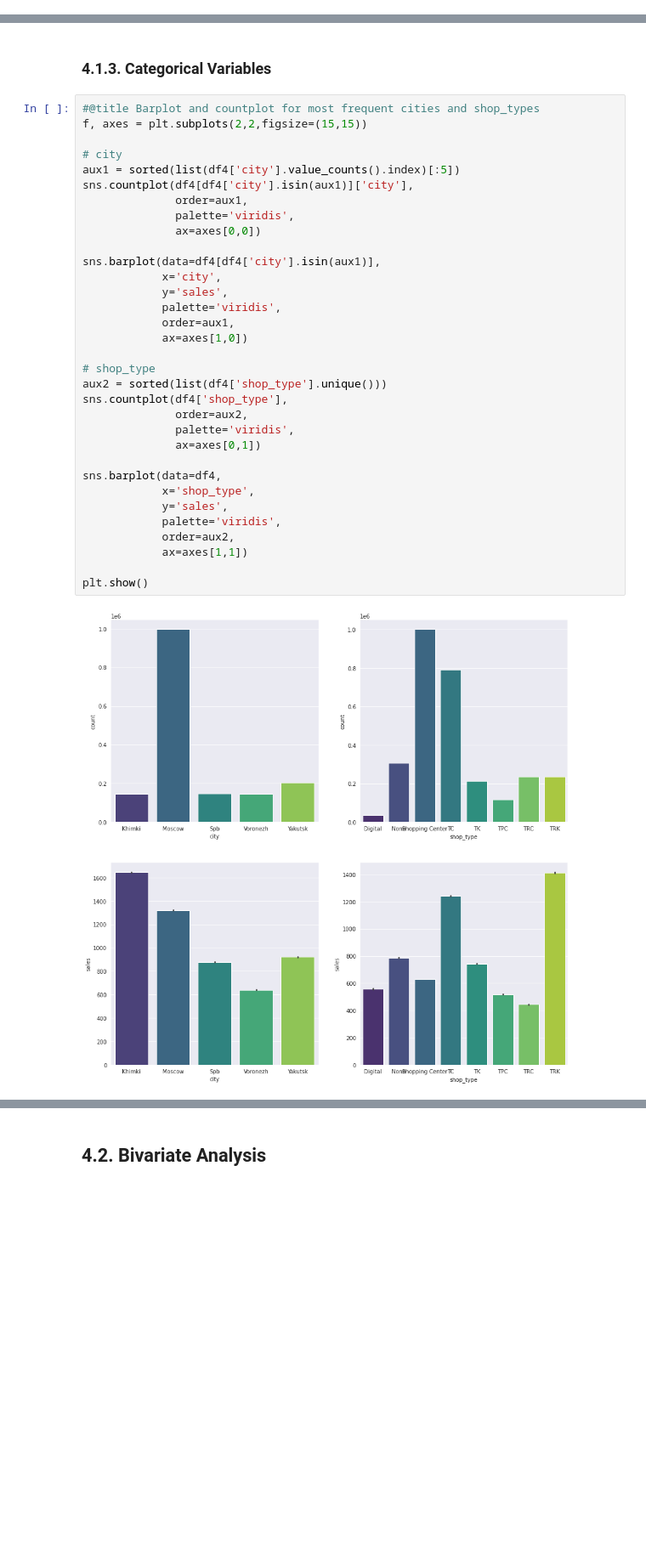
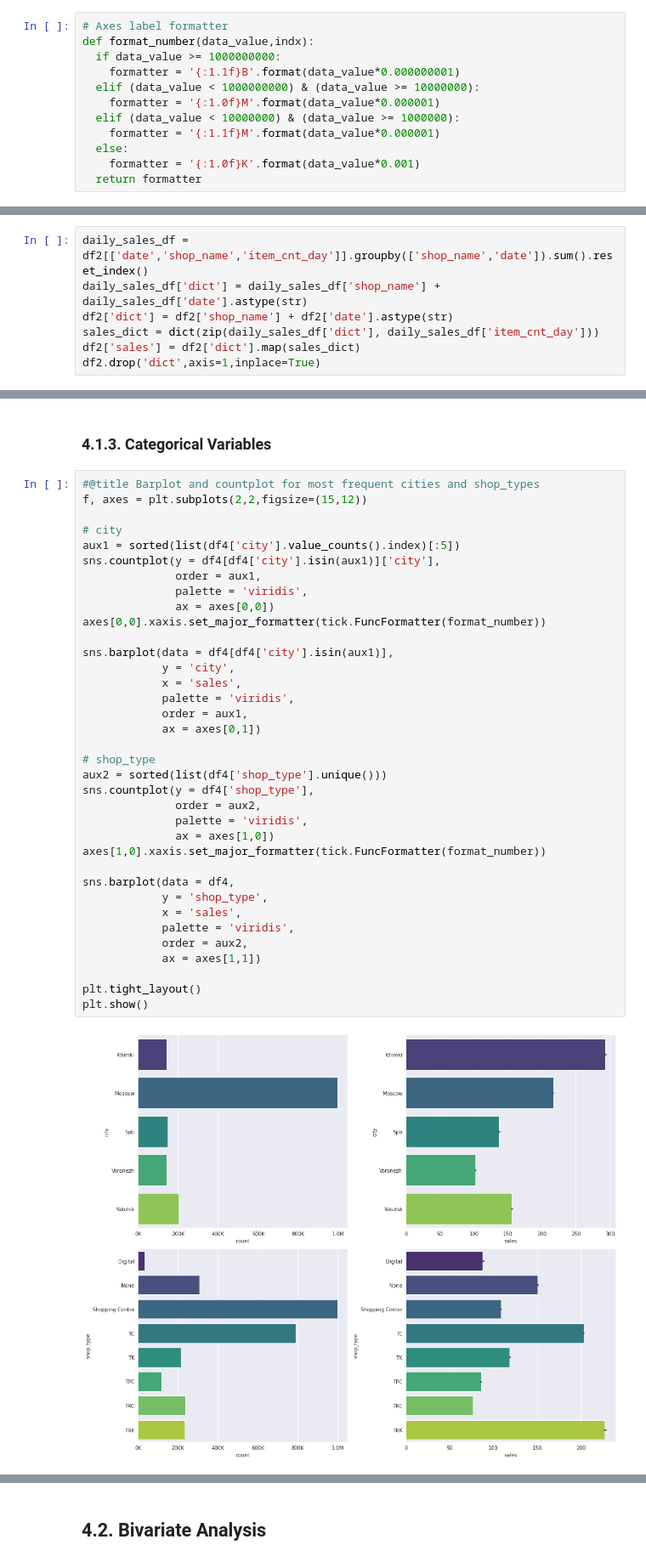
Before and after one commit to Matheus-Homem/future-sales-prediction, a Jupyter notebook: notebook/Russian_Weekly_Sales_Forecast.ipynb, the cells around one changed output, grey strips where cells are left out. Shown: that part at 85% size. Drawn from its saved outputs; the diff is of its cells as text; blank space fills up the shorter version.

```diff
--- a/notebook/Russian_Weekly_Sales_Forecast.ipynb
+++ b/notebook/Russian_Weekly_Sales_Forecast.ipynb
@@ -89,6 +90,18 @@ Comments                     NaN
 Name: 0, dtype: object
 # %% [markdown]
 ## 0.3. Helper Functions
+# %%
+# Axes label formatter
+def format_number(data_value,indx):
+  if data_value >= 1000000000:
+    formatter = '{:1.1f}B'.format(data_value*0.000000001)
+  elif (data_value < 1000000000) & (data_value >= 10000000):
+    formatter = '{:1.0f}M'.format(data_value*0.000001)
+  elif (data_value < 10000000) & (data_value >= 1000000):
+    formatter = '{:1.1f}M'.format(data_value*0.000001)
+  else:
+    formatter = '{:1.0f}K'.format(data_value*0.001)
+  return formatter
 # %% [markdown]
 # 1. Data Description
 # %% [markdown]
@@ -323,3 +339,10 @@ df2.drop('dict',axis=1,inplace=True)
+# %%
+daily_sales_df = df2[['date','shop_name','item_cnt_day']].groupby(['shop_name','date']).sum().reset_index()
+daily_sales_df['dict'] = daily_sales_df['shop_name'] + daily_sales_df['date'].astype(str)
+df2['dict'] = df2['shop_name'] + df2['date'].astype(str)
+sales_dict = dict(zip(daily_sales_df['dict'], daily_sales_df['item_cnt_day']))
+df2['sales'] = df2['dict'].map(sales_dict)
+df2.drop('dict',axis=1,inplace=True)
 # %% [markdown]
 ### 2.3.2. Holidays Dataframe
 # %%
@@ -427,39 +447,42 @@ num_attributes.hist(bins=25,figsize=(8,8),color=viridis);
 ### 4.1.3. Categorical Variables
 # %%
 #@title Barplot and countplot for most frequent cities and shop_types
-f, axes = plt.subplots(2,2,figsize=(15,15))
+f, axes = plt.subplots(2,2,figsize=(15,12))
 
 # city
 aux1 = sorted(list(df4['city'].value_counts().index)[:5])
-sns.countplot(df4[df4['city'].isin(aux1)]['city'],
-              order=aux1,
-              palette='viridis',
-              ax=axes[0,0])
+sns.countplot(y = df4[df4['city'].isin(aux1)]['city'],
+              order = aux1,
+              palette = 'viridis',
+              ax = axes[0,0])
+axes[0,0].xaxis.set_major_formatter(tick.FuncFormatter(format_number))
 
-sns.barplot(data=df4[df4['city'].isin(aux1)],
-            x='city',
-            y='sales',
-            palette='viridis',
-            order=aux1,
-            ax=axes[1,0])
+sns.barplot(data = df4[df4['city'].isin(aux1)],
+            y = 'city',
+            x = 'sales',
+            palette = 'viridis',
+            order = aux1,
+            ax = axes[0,1])
 
 # shop_type
 aux2 = sorted(list(df4['shop_type'].unique()))
-sns.countplot(df4['shop_type'],
-              order=aux2,
-              palette='viridis',
-              ax=axes[0,1])
+sns.countplot(y = df4['shop_type'],
+              order = aux2,
+              palette = 'viridis',
+              ax = axes[1,0])
+axes[1,0].xaxis.set_major_formatter(tick.FuncFormatter(format_number))
 
-sns.barplot(data=df4,
-            x='shop_type',
-            y='sales',
-            palette='viridis',
-            order=aux2,
-            ax=axes[1,1])
+sns.barplot(data = df4,
+            y = 'shop_type',
+            x = 'sales',
+            palette = 'viridis',
+            order = aux2,
+            ax = axes[1,1])
 
+plt.tight_layout()
 plt.show()
 # %% [output]
-[figure, old version]
+[figure, new version]
 # %%
 #@title Ridgeline Plot of Sales in different cities
 joyplot(
```
Also changed, not shown: parts of 26 cells of this notebook.
